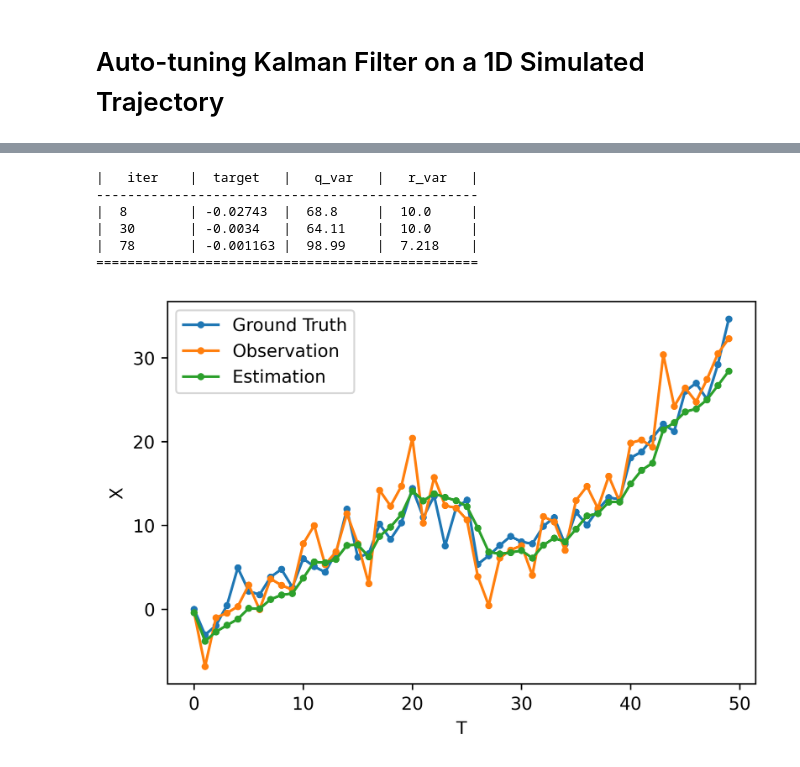
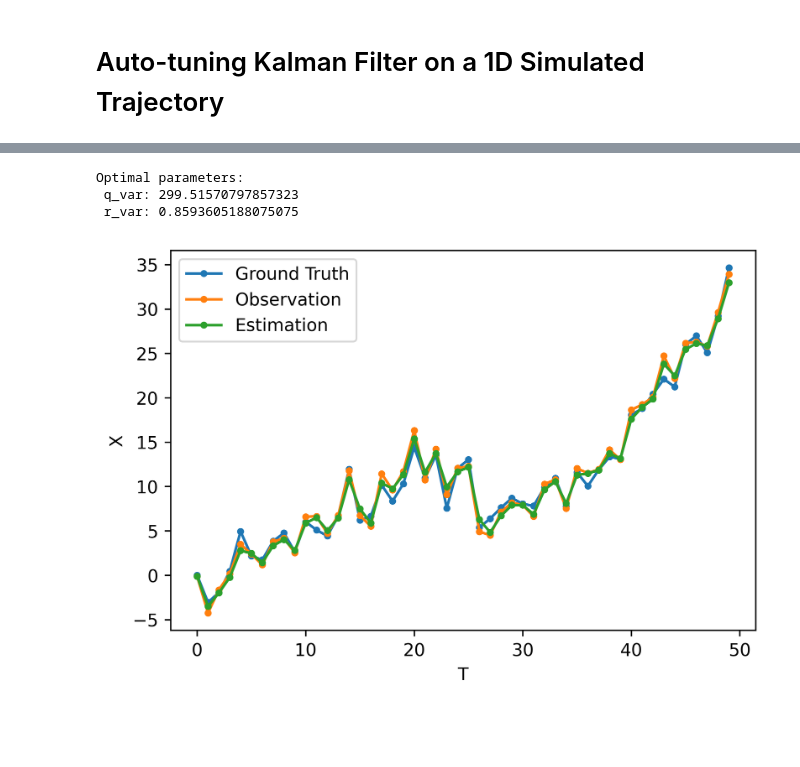
Before and after one commit to haozhu10015/Kalman-Filter-Auto-Tuning, a Jupyter notebook: 1_1D-simulated-trajectory.ipynb, the cells around one changed output, grey strips where cells are left out. Saved outputs shown, nothing was run; the diff lists cells and outputs as text; code cells hidden in the pictures; blank space fills up the shorter version.

Commit message:
Switch to Hyperopt library

```diff
--- a/1_1D-simulated-trajectory.ipynb
+++ b/1_1D-simulated-trajectory.ipynb
@@ -38,63 +38,53 @@ tuning_model = KalmanFilterTuningModel(dim_x=1, dim_z=1,
                                       observation=obs_traj)
 # %%
 # Build the optimizer.
-from bayes_opt import BayesianOptimization
+from hyperopt import hp, fmin, tpe
 
 # Set Object function.
-def J(q_var, r_var):
-    Q = q_var * np.array([[traj_simulator.dt]])
-    R = np.array([[r_var]])
+def J(args):
+    q_var, r_var = args
+    Q = q_var * np.array([traj_simulator.dt])
+    R = np.eye(1) * r_var
     nis_loss = tuning_model.get_filter_nis_loss(Q, R)
-    return -nis_loss
+    return nis_loss
 
 # Set parameter space for searching.
-pbounds = {
-    'q_var': [0, 100],
-    'r_var': [0, 10]
-}
+param_space = [
+    hp.uniform('q_var', 0, 1000),
+    hp.uniform('r_var', 0, 1)
+]
 
-optimizer = BayesianOptimization(
-    f=J,
-    pbounds=pbounds,
-    verbose=1, # verbose = 1 prints only when a maximum is observed, verbose = 0 is silent
-)
+optimal_param = fmin(J, param_space, algo=tpe.suggest, max_evals=1000)
 # %%
-# Optimize Q and R for Kalman filter.
-optimizer.maximize(
-    init_points=5,
-    n_iter=100,
-)
+print('Optimal parameters:\n q_var: {}\n r_var: {}'.format(optimal_param['q_var'], optimal_param['r_var']))
 # %% [output]
-|   iter    |  target   |   q_var   |   r_var   |
--------------------------------------------------
-|  8        | -0.02743  |  68.8     |  10.0     |
-|  30       | -0.0034   |  64.11    |  10.0     |
-|  78       | -0.001163 |  98.99    |  7.218    |
-=================================================
+Optimal parameters:
+ q_var: 299.51570797857323
+ r_var: 0.8593605188075075
 # %%
 # Build a Kalman filter using the optimal Q and R.
 from filterpy.kalman import KalmanFilter
 
 kalman_filter = KalmanFilter(dim_x=1, dim_z=1)
 kalman_filter.F = traj_simulator.F
 kalman_filter.H = traj_simulator.H
 kalman_filter.x = traj_simulator.initial_state
 kalman_filter.P = P
 
-best_q_var = optimizer.max['params']['q_var']
-best_r_var = optimizer.max['params']['r_var']
+best_q_var = optimal_param['q_var']
+best_r_var = optimal_param['r_var']
 kalman_filter.Q = best_q_var * np.array([[traj_simulator.dt]])
 kalman_filter.R = np.array([[best_r_var]])
 
 estimate_traj_mu, estimate_traj_cov, _, _ = kalman_filter.batch_filter(obs_traj)
+
+# Draw the estimated trajectory with optimal filter parameters.
+fig = plt.figure(dpi=600)
+plt.plot(gt_traj, marker='.', linestyle='-', label='Ground Truth')
+plt.plot(obs_traj, marker='.', linestyle='-', label='Observation')
+plt.plot(estimate_traj_mu.reshape(-1), marker='.', linestyle='-', label='Estimation')
+plt.legend()
+plt.xlabel('T');
+plt.ylabel('X');
+# %% [output]
+[figure, added]
-# %%
-# Draw the estimated trajectory with optimal filter parameters.
-fig = plt.figure(dpi=600)
-plt.plot(gt_traj, marker='.', linestyle='-', label='Ground Truth')
-plt.plot(obs_traj, marker='.', linestyle='-', label='Observation')
-plt.plot(estimate_traj_mu.reshape(-1), marker='.', linestyle='-', label='Estimation')
-plt.legend()
-plt.xlabel('T');
-plt.ylabel('X');
-# %% [output]
-[figure, removed]
```
Also changed, not shown: parts of 1 cell of this notebook, 1 other file.
